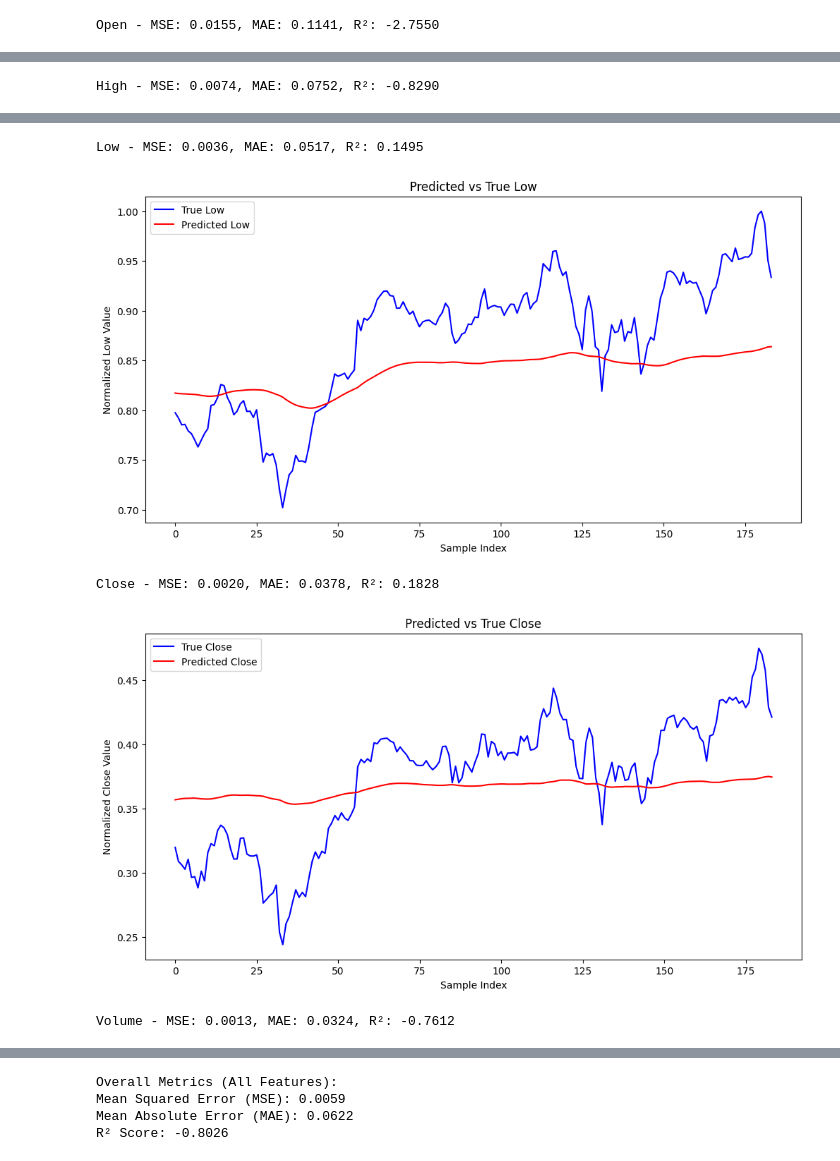
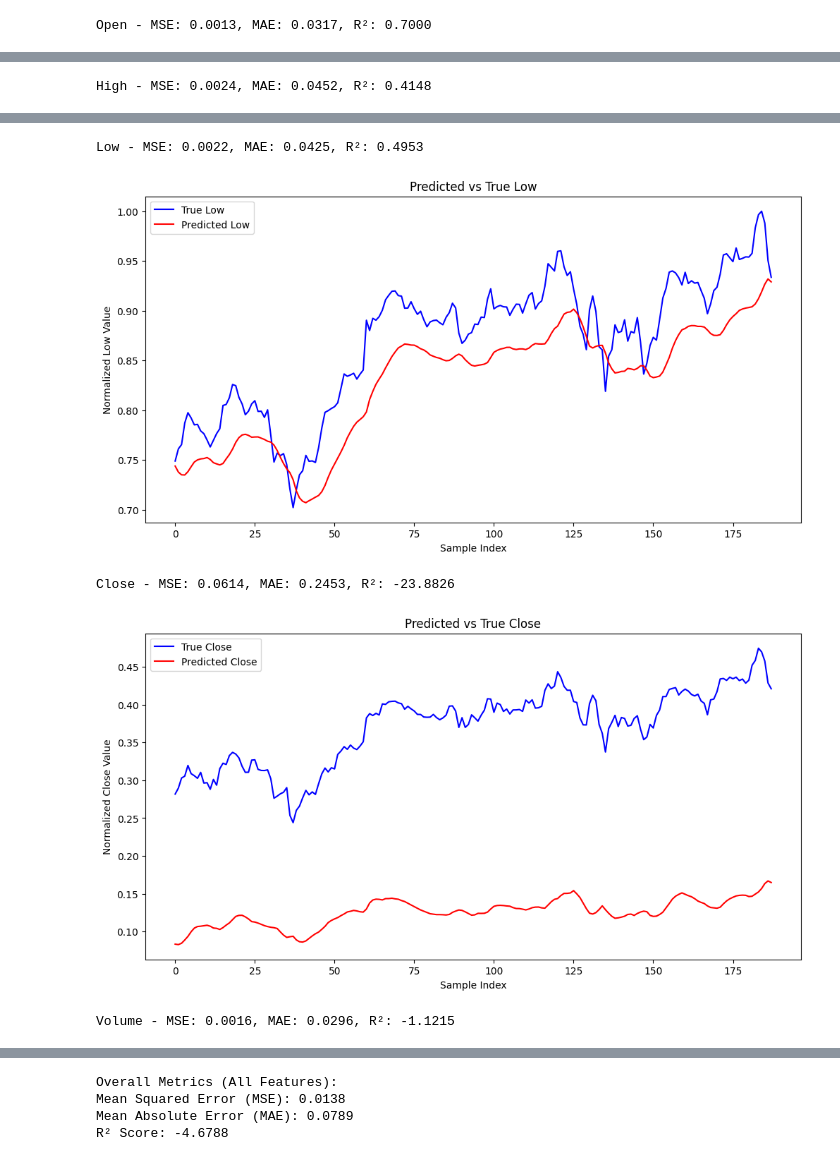
Before and after one commit to GuanqiaoHuang713/DLFA3, a Jupyter notebook: a3.ipynb, the cells around one changed output, grey strips where cells are left out. Cells and saved outputs as stored; diff of their text form; code cells hidden in the pictures.

Commit message:
Comlete LSTM Analyse

```diff
--- a/a3.ipynb
+++ b/a3.ipynb
@@ -1,17 +19,6 @@
 # %%
-import pandas as pd
-from sklearn.preprocessing import MinMaxScaler
-import numpy as np
 
-# Read dataset
-train_path = "/home/hgq/Projects/DLFA3/dataset/Google_Stock_Price_Train.csv"
-test_path = "/home/hgq/Projects/DLFA3/dataset/Google_Stock_Price_Test.csv"
-train_data = pd.read_csv(train_path)
-test_data = pd.read_csv(test_path)
-features = ['Open', 'High', 'Low', 'Close', 'Volume']
-train_data = train_data[features]
-test_data = test_data[features]
-
+# Data Preprocessing
 # Transform to float
 for column in features:
     if train_data[column].dtype == 'object':
@@ -27,7 +34,7 @@ scaler = MinMaxScaler(feature_range=(0, 1))
 combined_scaled = scaler.fit_transform(combined_data)
 
 # Look-back window size
-look_back = 60
+look_back = 30
 
 # Create input-output pairs
 X, y = [], []
@@ -193,6 +221,16 @@ Early stopping triggered.
 # %%
 from sklearn.metrics import mean_squared_error, mean_absolute_error, r2_score
 import matplotlib.pyplot as plt
+
+best_lr, best_optimizer_name, best_hidden_size, best_num_layers, best_dropout = best_params
+model = MyLSTM(
+    input_size=5,
+    hidden_size=best_hidden_size,
+    num_layers=best_num_layers,
+    output_size=5,
+    dropout=best_dropout
+).to(device)
+model.load_state_dict(torch.load("best_model.pth"))
 
 # Test
 model.eval()
@@ -237,4 +275,4 @@ print(f"Mean Squared Error (MSE): {mse_total:.4f}")
 print(f"Mean Absolute Error (MAE): {mae_total:.4f}")
 print(f"R² Score: {r2_total:.4f}")
 # %% [output]
-Open - MSE: 0.0155, MAE: 0.1141, R²: -2.7550
+Open - MSE: 0.0013, MAE: 0.0317, R²: 0.7000
@@ -242 +280 @@ Open - MSE: 0.0155, MAE: 0.1141, R²: -2.7550
-High - MSE: 0.0074, MAE: 0.0752, R²: -0.8290
+High - MSE: 0.0024, MAE: 0.0452, R²: 0.4148
@@ -244,5 +282,5 @@ High - MSE: 0.0074, MAE: 0.0752, R²: -0.8290
-Low - MSE: 0.0036, MAE: 0.0517, R²: 0.1495
+Low - MSE: 0.0022, MAE: 0.0425, R²: 0.4953
-[figure, old version]
+[figure, new version]
-Close - MSE: 0.0020, MAE: 0.0378, R²: 0.1828
+Close - MSE: 0.0614, MAE: 0.2453, R²: -23.8826
-[figure, old version]
+[figure, new version]
-Volume - MSE: 0.0013, MAE: 0.0324, R²: -0.7612
+Volume - MSE: 0.0016, MAE: 0.0296, R²: -1.1215
@@ -250,4 +288,4 @@ Volume - MSE: 0.0013, MAE: 0.0324, R²: -0.7612
 Overall Metrics (All Features):
-Mean Squared Error (MSE): 0.0059
-Mean Absolute Error (MAE): 0.0622
-R² Score: -0.8026
+Mean Squared Error (MSE): 0.0138
+Mean Absolute Error (MAE): 0.0789
+R² Score: -4.6788
```
Also changed, not shown: parts of 11 cells of this notebook, 1 other file.
